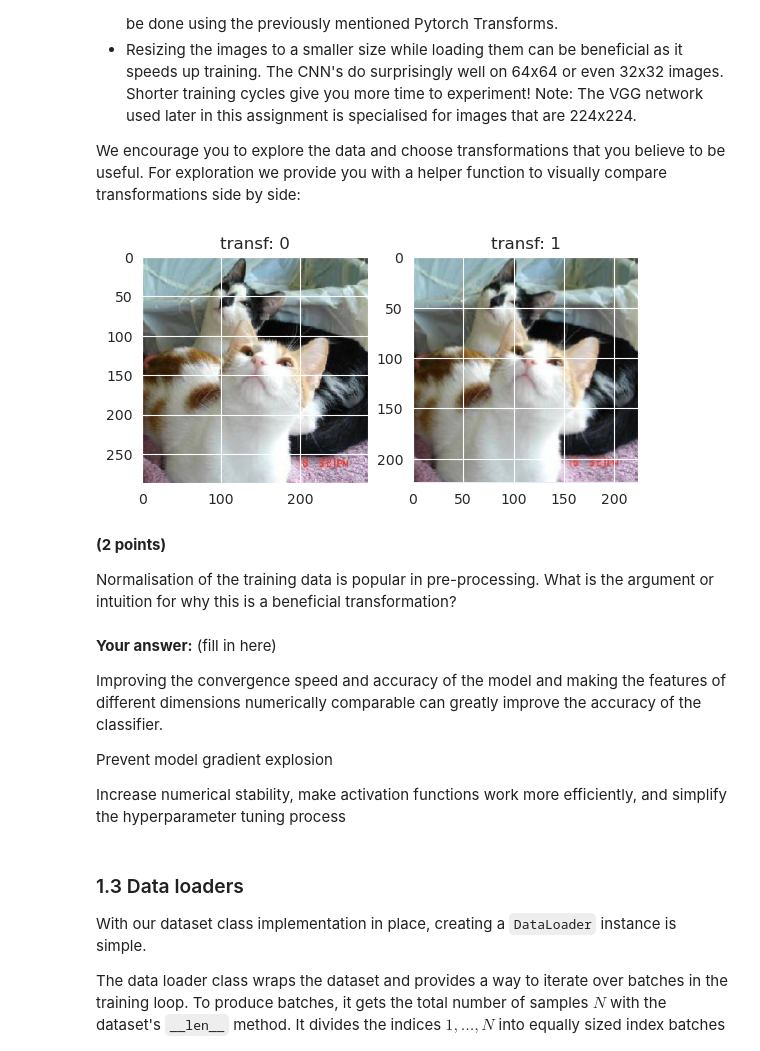
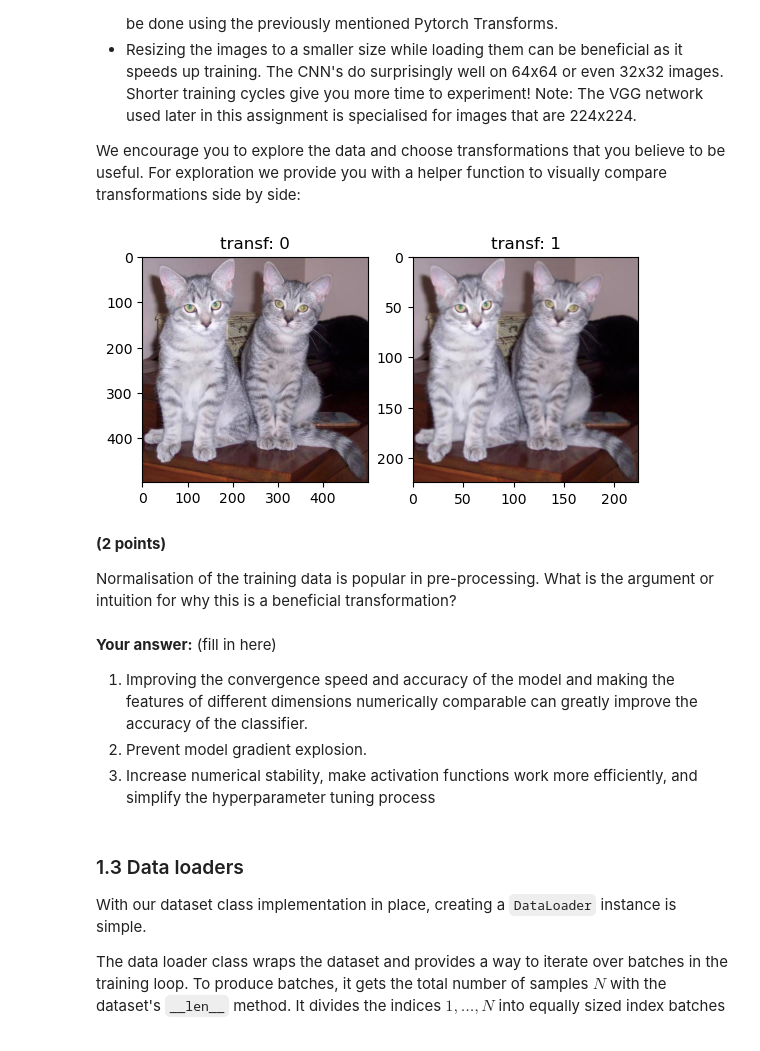
Before and after one commit to jingzhang00/deep-machine-learning, a Jupyter notebook: home-assignments/HA1/HA1.ipynb, the cells around one changed output. Cells and saved outputs as stored; diff of their text form; code cells hidden in the pictures.

```diff
--- a/home-assignments/HA1/HA1.ipynb
+++ b/home-assignments/HA1/HA1.ipynb
@@ -387,13 +393,13 @@ def compare_transforms(transformations, index):
 # %%
 # Explore your dataset in this cell, you do not need to produce any results.
 # YOUR CODE HERE
 dataset_with_transform_1 = DogsCatsData(root=small_train_path, transform=transform)
 
 transform2 = Compose([Resize((224, 224)), ToTensor()])
 dataset_with_transform_2 = DogsCatsData(root=small_train_path, transform=transform2)
-compare_transforms([dataset_with_transform_1, dataset_with_transform_2], some_random_index)
+compare_transforms([dataset_with_transform_1, dataset_with_transform_2], 453)
 # %% [output]
-[figure, old version]
+[figure, new version]
 # %% [markdown]
 **(2 points)**
 
@@ -401,11 +407,9 @@ Normalisation of the training data is popular in pre-processing. What is the arg
 # %% [markdown]
 **Your answer:** (fill in here)
 
-Improving the convergence speed and accuracy of the model and making the features of different dimensions numerically comparable can greatly improve the accuracy of the classifier.
-
-Prevent model gradient explosion
-
-Increase numerical stability, make activation functions work more efficiently, and simplify the hyperparameter tuning process
+1. Improving the convergence speed and accuracy of the model and making the features of different dimensions numerically comparable can greatly improve the accuracy of the classifier.
+2. Prevent model gradient explosion.
+3. Increase numerical stability, make activation functions work more efficiently, and simplify the hyperparameter tuning process
 # %% [markdown]
 ### 1.3 Data loaders
 With our dataset class implementation in place, creating a `DataLoader` instance is simple.
```
Also changed, not shown: parts of 35 cells of this notebook, 1 other file.
